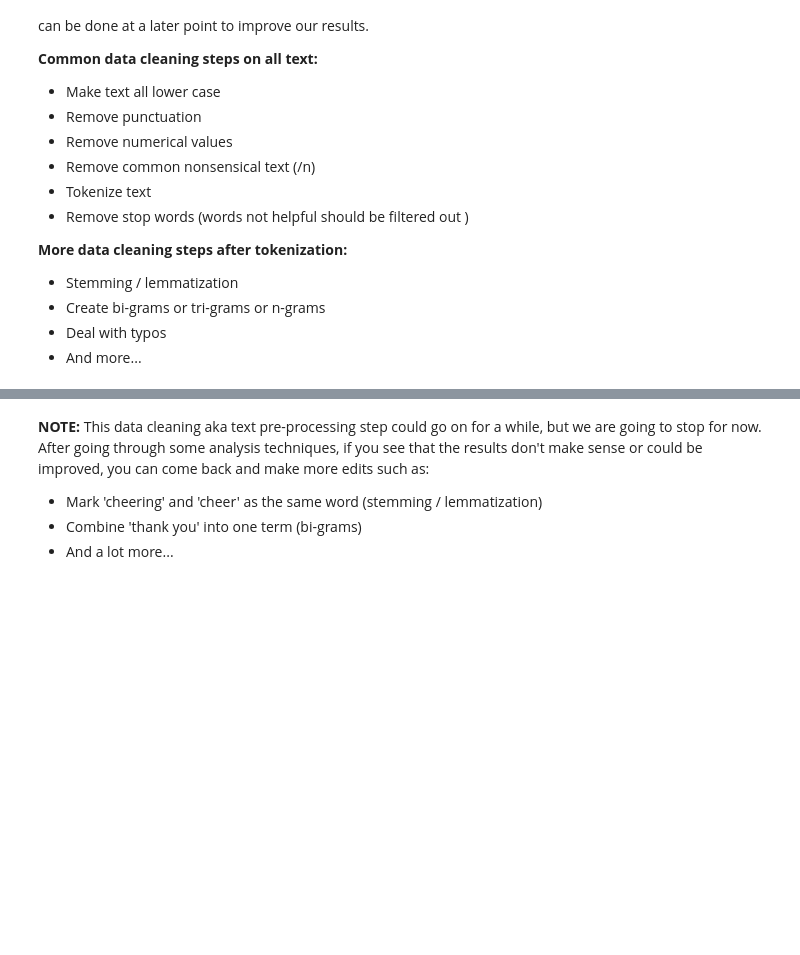
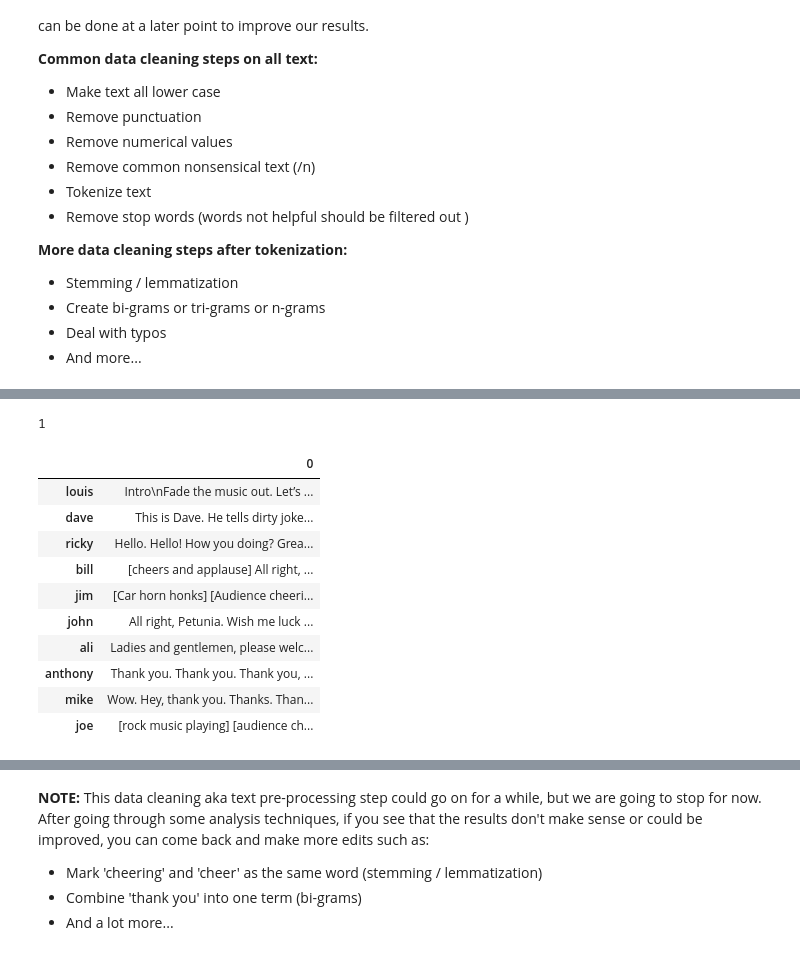
Before and after one commit to beahero1/Tutorial-2022, a Jupyter notebook: Week_7/7_DataCleaning.ipynb, the cells around one changed output, grey strips where cells are left out. Cells and saved outputs as stored; diff of their text form; code cells hidden in the pictures; blank space fills up the shorter version.

```diff
--- a/Week_7/7_DataCleaning.ipynb
+++ b/Week_7/7_DataCleaning.ipynb
@@ -130,7 +213,23 @@ data_combined['dave']
+# %%
+len(data_combined['dave'])
+# %% [output]
+1
 # %%
 import pandas as pd
 data_df = pd.DataFrame(data_combined)
-data_df
+data_df.transpose()
+# %% [output]
+|  | 0 |
+| louis | Intro\nFade the music out. Let’s ... |
+| dave | This is Dave. He tells dirty joke... |
+| ricky | Hello. Hello! How you doing? Grea... |
+| bill | [cheers and applause] All right, ... |
+| jim | [Car horn honks] [Audience cheeri... |
+| john | All right, Petunia. Wish me luck ... |
+| ali | Ladies and gentlemen, please welc... |
+| anthony | Thank you. Thank you. Thank you, ... |
+| mike | Wow. Hey, thank you. Thanks. Than... |
+| joe | [rock music playing] [audience ch... |
 # %%
 pd.set_option('max_colwidth',150)
 data_df = pd.DataFrame(data_combined).transpose()
```
Also changed, not shown: parts of 22 cells of this notebook, 11 other files.
